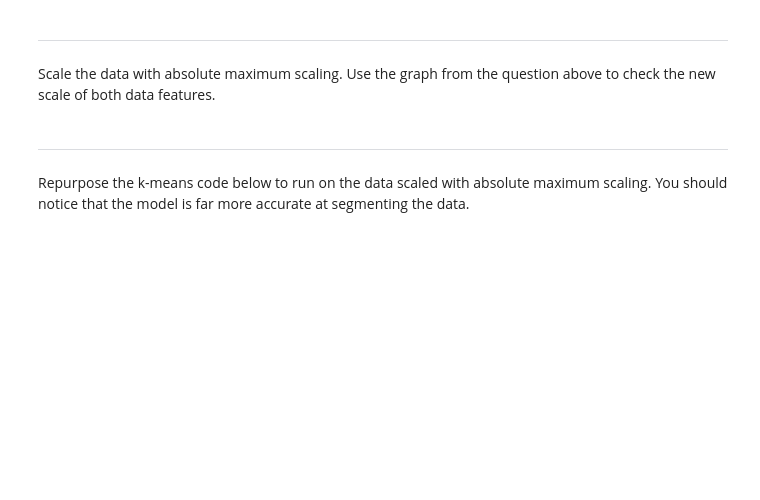
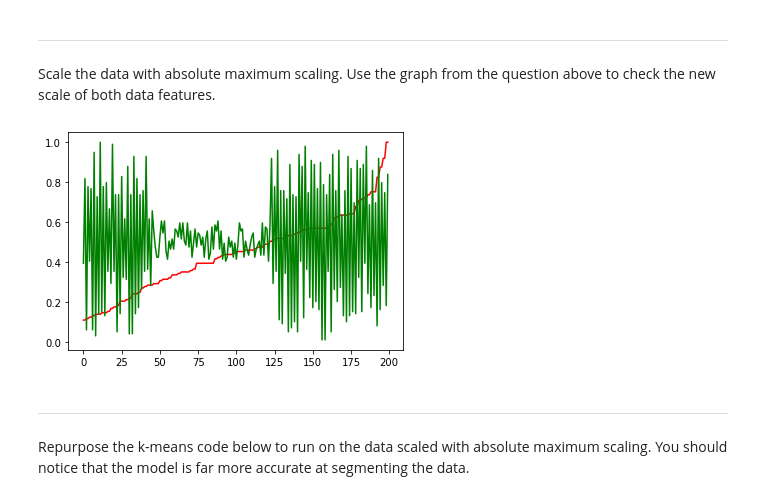
Before and after one commit to MatthewTracy/Machine-Learning-With-Python, a Jupyter notebook: Feature Engineering/Min Max K Means Feature Engin.ipynb, the cells around one changed output. Drawn from its saved outputs; the diff is of its cells as text; code cells hidden in the pictures; blank space fills up the shorter version.

```diff
--- a/Feature Engineering/Min Max K Means Feature Engin.ipynb
+++ b/Feature Engineering/Min Max K Means Feature Engin.ipynb
@@ -86,3 +82,19 @@ mall_customers_abs=
+# %%
+#We start by importing the function that lets us do absolute maximum scaling
+from sklearn.preprocessing import MaxAbsScaler
+
+#We then apply this to the mall customers dataset
+abs_scaler = MaxAbsScaler().fit_transform(mall_customers)
+#We store the output in a dataframe called mall_customers_abs
+mall_customers_abs = pd.DataFrame(abs_scaler, columns=mall_customers.columns)
+
+#We use the same plot as before on mall_customers_abs
+#We can see that both features now use values on the same scale
+plt.plot(x,mall_customers_abs["Annual Income ($)"],'red')
+plt.plot(x,mall_customers_abs["Spending Score (1-100)"],'green')
+plt.show()
+# %% [output]
+[figure, added]
 # %% [markdown]
 <hr style="height:2px;border-width:0;color:black;background-color:black">
 # %% [markdown]
```
Also changed, not shown: parts of 9 cells of this notebook.
